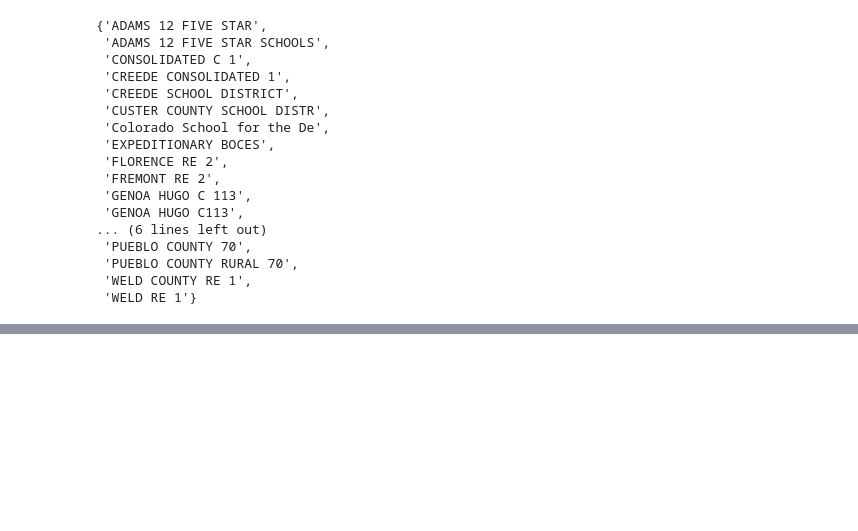
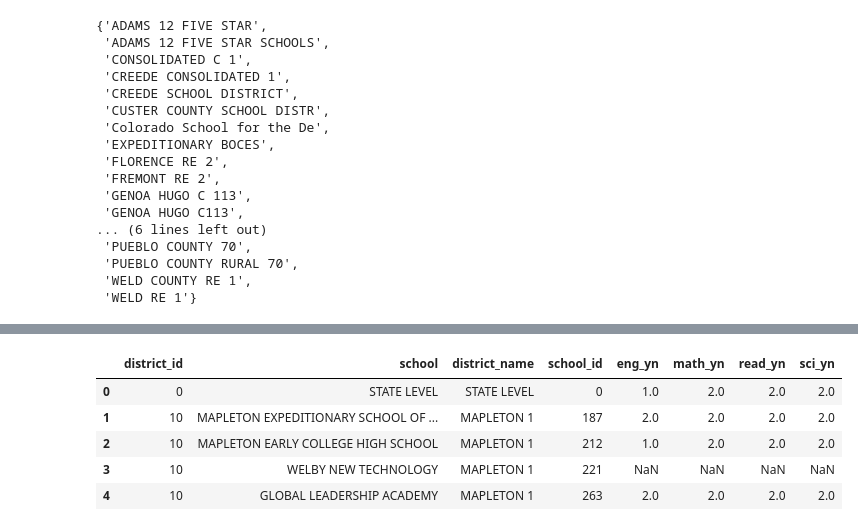
Before and after one commit to clewis53/CaeleyLewis-Capstone2-StoryOfColoradoEducation, a Jupyter notebook: notebooks/0.2-EDA.ipynb, the cells around one changed output, grey strips where cells are left out. Cells and saved outputs as stored; diff of their text form; code cells hidden in the pictures; blank space fills up the shorter version.

```diff
--- a/notebooks/0.2-EDA.ipynb
+++ b/notebooks/0.2-EDA.ipynb
@@ -872,0 +915,4 @@ district_names_change ^ district_names_expenditures
+# %%
+coact_2010 = pd.read_csv('../data/interim/kaggle/COACT2010.csv')
+coact_2011 = pd.read_csv('../data/interim/kaggle/COACT2011.csv')
+coact_2012 = pd.read_csv('../data/interim/kaggle/COACT2012.csv')
@@ -872,0 +928,9 @@ district_names_change ^ district_names_expenditures
+# %%
+coact_2011.head()
+# %% [output]
+|  | district_id | school | district_name | school_id | eng_yn | math_yn | read_yn | sci_yn |
+| 0 | 0 | STATE LEVEL | STATE LEVEL | 0 | 1.0 | 2.0 | 2.0 | 2.0 |
+| 1 | 10 | MAPLETON EXPEDITIONARY SCHOOL OF ... | MAPLETON 1 | 187 | 2.0 | 2.0 | 2.0 | 2.0 |
+| 2 | 10 | MAPLETON EARLY COLLEGE HIGH SCHOOL | MAPLETON 1 | 212 | 1.0 | 2.0 | 2.0 | 2.0 |
+| 3 | 10 | WELBY NEW TECHNOLOGY | MAPLETON 1 | 221 | NaN | NaN | NaN | NaN |
+| 4 | 10 | GLOBAL LEADERSHIP ACADEMY | MAPLETON 1 | 263 | 2.0 | 2.0 | 2.0 | 2.0 |
```
Also changed, not shown: parts of 12 cells of this notebook.
